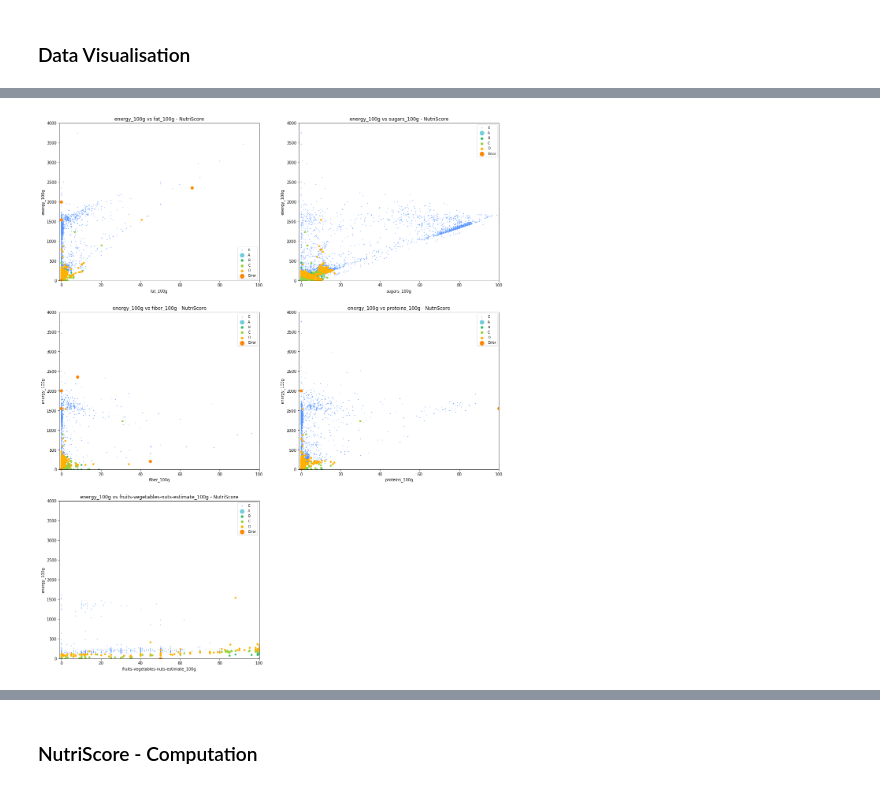
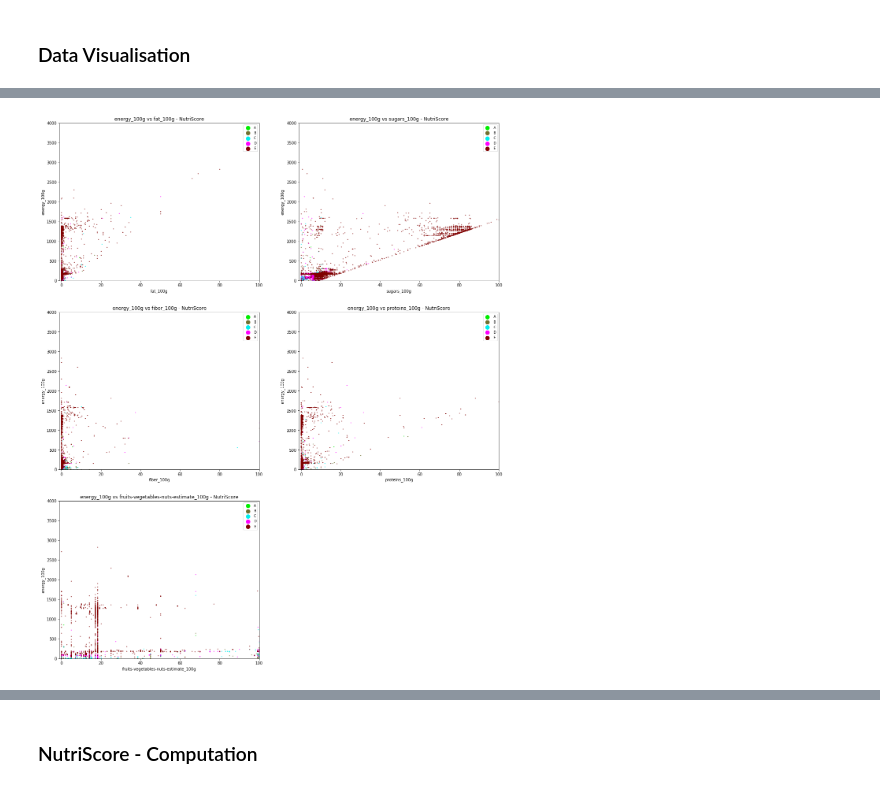
Before and after one commit to gmathez/Project_ADA_2018_Bruttin_Mathez_Petitpierre, a Jupyter notebook: Millestone_2.ipynb, the cells around one changed output, grey strips where cells are left out. Drawn from its saved outputs; the diff is of its cells as text; code cells hidden in the pictures.

```diff
--- a/Millestone_2.ipynb
+++ b/Millestone_2.ipynb
@@ -88,6 +128,6 @@ For proteins_100g, 85.551 % is complete
 # %%
 def Compute_energy(Fat, Sugar, Prot, Fiber, Marge):
-    '''Compute energy with a marge of 100 kJ'''
+    '''Compute energy with a marge in kJ source : https://en.wikipedia.org/wiki/Food_energy'''
 
     energy = (37 * Fat + 17 * (Sugar + Prot) + 8 * Fiber) - Marge
     if energy < 0:
@@ -486,12 +570,12 @@ df_to_complete = df_to_complete.drop('categories_tags_y', axis = 1)
 df_to_complete = df_to_complete.rename(columns = {'categories_tags_x' : 'categories_tags'})
 df_to_complete.to_csv('completed.csv')
 # %%
-data_food_from_csv = pd.read_csv('completed.csv', delimiter = ',', low_memory = False, index_col = 0)
+data_food_from_csv = pd.read_csv(DATA_FOLDER + 'completed.csv', delimiter = ',', low_memory = False, index_col = 0)
 
 data_food_missing = data_food[['product_name', 'sodium_100g']]
 
-data_food_complete = data_food_missing.join(data_food_from_csv)
+data_food_complete = pd.merge(data_food_from_csv,data_food_missing, on = 'code' )
 data_food_complete = data_food_complete[column_for_data_food].copy()
 
-data_food = Coherent_value(data_food_complete)
+data_food_final = Coherent_value(data_food_complete)
 # %%
@@ -623,7 +761,7 @@ plt.show()
 # %%
 data_nutriscore = data_clean[['nutrition-score-fr_100g','nutrition_grade_fr']]
 
-data_food_nutri = data_food.join(data_nutriscore)
+data_food_nutri = pd.merge(data_nutriscore,data_food_final, on = 'code' )
 
 data_food_nutri = data_food_nutri[~data_food_nutri.nutrition_grade_fr.isna()]
 
@@ -634,13 +772,13 @@ data_food_nutri_non_beverages = data_food_nutri[~(data_food_nutri.categories_tag
                                            ~data_food_nutri.categories_tags.str.contains('en:plant-based-foods,', case=False) &\
                                            ~data_food_nutri.categories_tags.str.contains('milk', case=False))]
 # %%
-data_food_nutri_beverages_A = data_food_nutri_beverages[data_food_nutri_beverages['nutrition_grade_fr'] == 'a']
+# data_food_nutri_beverages_A = data_food_nutri_beverages[data_food_nutri_beverages['nutrition_grade_fr'] == 'a']
 data_food_nutri_beverages_B = data_food_nutri_beverages[data_food_nutri_beverages['nutrition_grade_fr'] == 'b']
 data_food_nutri_beverages_C = data_food_nutri_beverages[data_food_nutri_beverages['nutrition_grade_fr'] == 'c']
 data_food_nutri_beverages_D = data_food_nutri_beverages[data_food_nutri_beverages['nutrition_grade_fr'] == 'd']
 data_food_nutri_beverages_E = data_food_nutri_beverages[data_food_nutri_beverages['nutrition_grade_fr'] == 'e']
 
-Color = ['#5392ff','#71cddd', '#34bc6e', '#95d13c', '#ffb000']
+Color = ['#00ee00','#707030', '#00eeee', '#ff00ff', '#800000']
 
 
 fig = plt.figure(figsize=(20, 25))
@@ -650,15 +788,15 @@ plt.xlabel('fat_100g');
 plt.ylabel('energy_100g');
 plt.axis([-1, 100, -1, 4000]);
 
-ax.scatter(data_food_nutri_beverages_A['fat_100g'],data_food_nutri_beverages_A['energy_100g'], label = 'A', s = 50);
-ax.scatter(data_food_nutri_beverages_B['fat_100g'],data_food_nutri_beverages_B['energy_100g'], label = 'B', s = 15);
-ax.scatter(data_food_nutri_beverages_C['fat_100g'],data_food_nutri_beverages_C['energy_100g'], label = 'C', s = 15);
-ax.scatter(data_food_nutri_beverages_D['fat_100g'],data_food_nutri_beverages_D['energy_100g'], label = 'D', s = 15);
-ax.scatter(data_food_nutri_beverages_E['fat_100g'],data_food_nutri_beverages_E['energy_100g'], label = 'E', s = 0.5);
+ax.scatter(data_food_nutri_beverages_A['fat_100g'],data_food_nutri_beverages_A['energy_100g'], label = 'A', s = 1);
+ax.scatter(data_food_nutri_beverages_B['fat_100g'],data_food_nutri_beverages_B['energy_100g'], label = 'B', s = 1);
+ax.scatter(data_food_nutri_beverages_C['fat_100g'],data_food_nutri_beverages_C['energy_100g'], label = 'C', s = 1);
+ax.scatter(data_food_nutri_beverages_D['fat_100g'],data_food_nutri_beverages_D['energy_100g'], label = 'D', s = 1);
+ax.scatter(data_food_nutri_beverages_E['fat_100g'],data_food_nutri_beverages_E['energy_100g'], label = 'E', s = 1);
 
 for t,j1 in enumerate(ax.collections):
     j1.set_color(Color[t])
-ax.legend(fontsize='small', markerscale = 1.5);
+ax.legend(fontsize='small', markerscale = 10);
 
 ax = fig.add_subplot(322)
 plt.title('energy_100g vs sugars_100g - NutriScore');
@@ -666,65 +804,65 @@ plt.xlabel('sugars_100g');
 plt.ylabel('energy_100g');
 plt.axis([-1, 100, -1, 4000]);
 
-ax.scatter(data_food_nutri_beverages_A['sugars_100g'],data_food_nutri_beverages_A['energy_100g'], label = 'A', s = 50);
-ax.scatter(data_food_nutri_beverages_B['sugars_100g'],data_food_nutri_beverages_B['energy_100g'], label = 'B', s = 15);
-ax.scatter(data_food_nutri_beverages_C['sugars_100g'],data_food_nutri_beverages_C['energy_100g'], label = 'C', s = 15);
-ax.scatter(data_food_nutri_beverages_D['sugars_100g'],data_food_nutri_beverages_D['energy_100g'], label = 'D', s = 15);
-ax.scatter(data_food_nutri_beverages_E['sugars_100g'],data_food_nutri_beverages_E['energy_100g'], label = 'E', s = 0.5);
+ax.scatter(data_food_nutri_beverages_A['sugars_100g'],data_food_nutri_beverages_A['energy_100g'], label = 'A', s = 1);
+ax.scatter(data_food_nutri_beverages_B['sugars_100g'],data_food_nutri_beverages_B['energy_100g'], label = 'B', s = 1);
+ax.scatter(data_food_nutri_beverages_C['sugars_100g'],data_food_nutri_beverages_C['energy_100g'], label = 'C', s = 1);
+ax.scatter(data_food_nutri_beverages_D['sugars_100g'],data_food_nutri_beverages_D['energy_100g'], label = 'D', s = 1);
+ax.scatter(data_food_nutri_beverages_E['sugars_100g'],data_food_nutri_beverages_E['energy_100g'], label = 'E', s = 1);
 
 for t,j1 in enumerate(ax.collections):
     j1.set_color(Color[t])
-ax.legend(fontsize='small', markerscale = 1.5);
+ax.legend(fontsize='small', markerscale = 10);
 
 ax = fig.add_subplot(323)
 plt.title('energy_100g vs fiber_100g - NutriScore');
 plt.xlabel('fiber_100g');
 plt.ylabel('energy_100g');
 plt.axis([-1, 100, -1, 4000]);
 
-ax.scatter(data_food_nutri_beverages_A['fiber_100g'],data_food_nutri_beverages_A['energy_100g'], label = 'A', s = 50);
-ax.scatter(data_food_nutri_beverages_B['fiber_100g'],data_food_nutri_beverages_B['energy_100g'], label = 'B', s = 15);
-ax.scatter(data_food_nutri_beverages_C['fiber_100g'],data_food_nutri_beverages_C['energy_100g'], label = 'C', s = 15);
-ax.scatter(data_food_nutri_beverages_D['fiber_100g'],data_food_nutri_beverages_D['energy_100g'], label = 'D', s = 15);
-ax.scatter(data_food_nutri_beverages_E['fiber_100g'],data_food_nutri_beverages_E['energy_100g'], label = 'E', s = 0.5);
+ax.scatter(data_food_nutri_beverages_A['fiber_100g'],data_food_nutri_beverages_A['energy_100g'], label = 'A', s = 1);
+ax.scatter(data_food_nutri_beverages_B['fiber_100g'],data_food_nutri_beverages_B['energy_100g'], label = 'B', s = 1);
+ax.scatter(data_food_nutri_beverages_C['fiber_100g'],data_food_nutri_beverages_C['energy_100g'], label = 'C', s = 1);
+ax.scatter(data_food_nutri_beverages_D['fiber_100g'],data_food_nutri_beverages_D['energy_100g'], label = 'D', s = 1);
+ax.scatter(data_food_nutri_beverages_E['fiber_100g'],data_food_nutri_beverages_E['energy_100g'], label = 'E', s = 1);
 
 for t,j1 in enumerate(ax.collections):
     j1.set_color(Color[t])
-ax.legend(fontsize='small', markerscale = 1.5);
+ax.legend(fontsize='small', markerscale = 10);
 
 ax = fig.add_subplot(324)
 plt.title('energy_100g vs proteins_100g - NutriScore');
 plt.xlabel('proteins_100g');
 plt.ylabel('energy_100g');
 plt.axis([-1, 100, -1, 4000]);
 
-ax.scatter(data_food_nutri_beverages_A['proteins_100g'],data_food_nutri_beverages_A['energy_100g'], label = 'A', s = 50);
-ax.scatter(data_food_nutri_beverages_B['proteins_100g'],data_food_nutri_beverages_B['energy_100g'], label = 'B', s = 15);
-ax.scatter(data_food_nutri_beverages_C['proteins_100g'],data_food_nutri_beverages_C['energy_100g'], label = 'C', s = 15);
-ax.scatter(data_food_nutri_beverages_D['proteins_100g'],data_food_nutri_beverages_D['energy_100g'], label = 'D', s = 15);
-ax.scatter(data_food_nutri_beverages_E['proteins_100g'],data_food_nutri_beverages_E['energy_100g'], label = 'E', s = 0.5);
+ax.scatter(data_food_nutri_beverages_A['proteins_100g'],data_food_nutri_beverages_A['energy_100g'], label = 'A', s = 1);
+ax.scatter(data_food_nutri_beverages_B['proteins_100g'],data_food_nutri_beverages_B['energy_100g'], label = 'B', s = 1);
+ax.scatter(data_food_nutri_beverages_C['proteins_100g'],data_food_nutri_beverages_C['energy_100g'], label = 'C', s = 1);
+ax.scatter(data_food_nutri_beverages_D['proteins_100g'],data_food_nutri_beverages_D['energy_100g'], label = 'D', s = 1);
+ax.scatter(data_food_nutri_beverages_E['proteins_100g'],data_food_nutri_beverages_E['energy_100g'], label = 'E', s = 1);
 
 for t,j1 in enumerate(ax.collections):
     j1.set_color(Color[t])
-ax.legend(fontsize='small', markerscale = 1.5);
+ax.legend(fontsize='small', markerscale = 10);
 
 ax = fig.add_subplot(325)
 plt.title('energy_100g vs fruits-vegetables-nuts-estimate_100g - NutriScore');
 plt.xlabel('fruits-vegetables-nuts-estimate_100g');
 plt.ylabel('energy_100g');
 plt.axis([-1, 100, -1, 4000]);
 
-ax.scatter(data_food_nutri_beverages_A['fruits-vegetables-nuts-estimate_100g'],data_food_nutri_beverages_A['energy_100g'], label = 'A', s = 50);
-ax.scatter(data_food_nutri_beverages_B['fruits-vegetables-nuts-estimate_100g'],data_food_nutri_beverages_B['energy_100g'], label = 'B', s = 15);
-ax.scatter(data_food_nutri_beverages_C['fruits-vegetables-nuts-estimate_100g'],data_food_nutri_beverages_C['energy_100g'], label = 'C', s = 15);
-ax.scatter(data_food_nutri_beverages_D['fruits-vegetables-nuts-estimate_100g'],data_food_nutri_beverages_D['energy_100g'], label = 'D', s = 15);
-ax.scatter(data_food_nutri_beverages_E['fruits-vegetables-nuts-estimate_100g'],data_food_nutri_beverages_E['energy_100g'], label = 'E', s = 0.5);
+ax.scatter(data_food_nutri_beverages_A['fruits-vegetables-nuts-estimate_100g'],data_food_nutri_beverages_A['energy_100g'], label = 'A', s = 1);
+ax.scatter(data_food_nutri_beverages_B['fruits-vegetables-nuts-estimate_100g'],data_food_nutri_beverages_B['energy_100g'], label = 'B', s = 1);
+ax.scatter(data_food_nutri_beverages_C['fruits-vegetables-nuts-estimate_100g'],data_food_nutri_beverages_C['energy_100g'], label = 'C', s = 1);
+ax.scatter(data_food_nutri_beverages_D['fruits-vegetables-nuts-estimate_100g'],data_food_nutri_beverages_D['energy_100g'], label = 'D', s = 1);
+ax.scatter(data_food_nutri_beverages_E['fruits-vegetables-nuts-estimate_100g'],data_food_nutri_beverages_E['energy_100g'], label = 'E', s = 1);
 
 for t,j1 in enumerate(ax.collections):
     j1.set_color(Color[t])
-ax.legend(fontsize='small', markerscale = 1.5);
+ax.legend(fontsize='small', markerscale = 10);
 # %% [output]
-[figure, old version]
+[figure, new version]
 # %%
 data_food_nutri_non_beverages_A = data_food_nutri_non_beverages[data_food_nutri_non_beverages['nutrition_grade_fr'] == 'a']
 data_food_nutri_non_beverages_B = data_food_nutri_non_beverages[data_food_nutri_non_beverages['nutrition_grade_fr'] == 'b']
```
Also changed, not shown: parts of 42 cells of this notebook.
